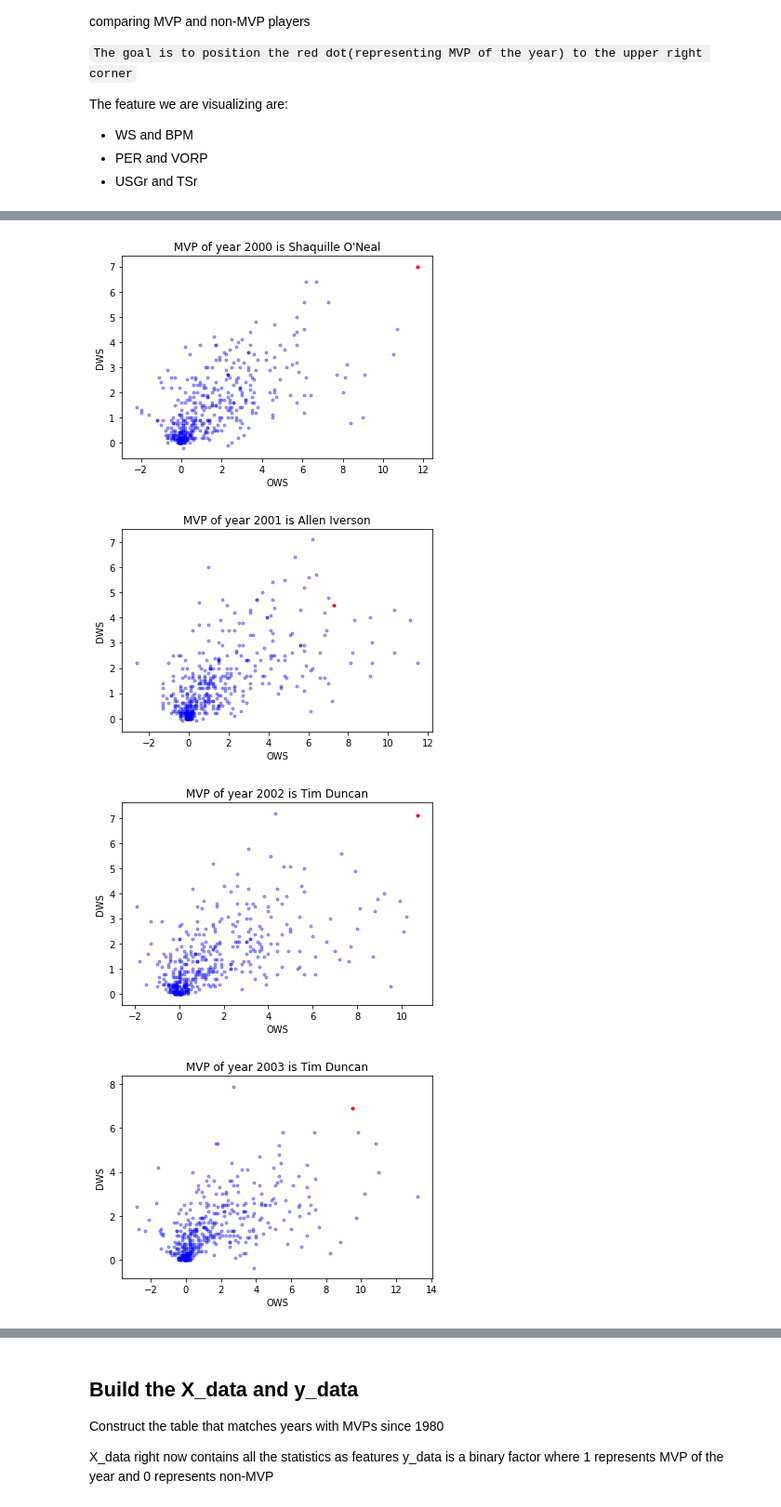
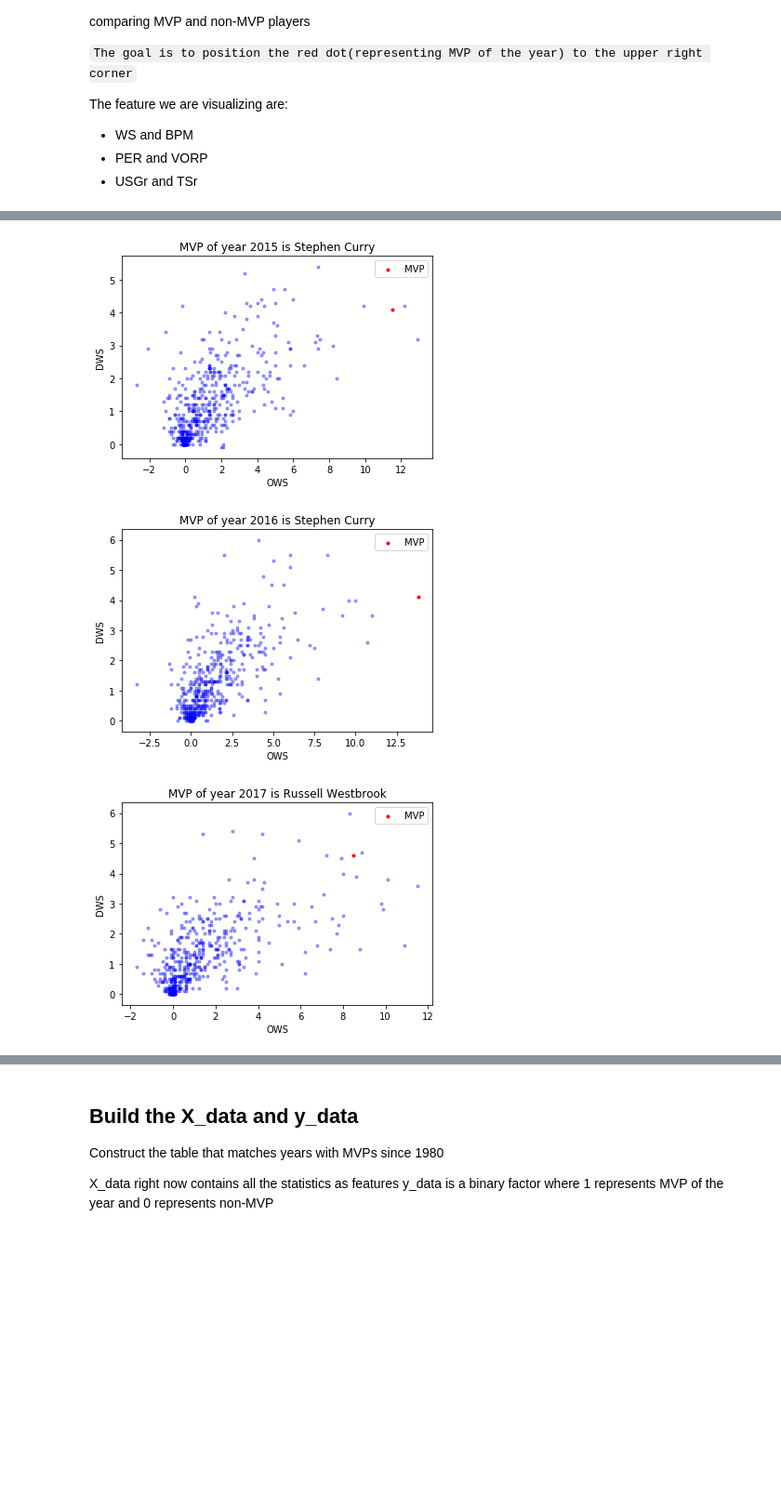
Before and after one commit to wangjiayin1010/NBA-MVP-prediction, a Jupyter notebook: assignment2.ipynb, the cells around one changed output, grey strips where cells are left out. Shown: that part at 93% size. Cells and saved outputs as stored; diff of their text form; code cells hidden in the pictures; blank space fills up the shorter version.

```diff
--- a/assignment2.ipynb
+++ b/assignment2.ipynb
@@ -122,12 +122,12 @@ The feature we are visualizing are:
 * USGr and TSr
 # %%
 title = ""
-for cur_year in range(2000, 2018):
+for cur_year in range(2015, 2018):
     for x in data_refined:
         if x.Year == cur_year:
             if mvps[int(x.Year)] == x.Name:
                 title = ("MVP of year " + str(cur_year) + " is " + str(mvps[int(cur_year)]))
-                plt.scatter(x.BPM, x.WS, color='r', marker=".")
+                plt.scatter(x.BPM, x.WS, color='r', marker=".", label="MVP")
             else:
                 plt.scatter(x.BPM, x.WS, color='b', marker=".", alpha=.35)
 
@@ -154,11 +144,11 @@ for cur_year in range(2000, 2018):
 # %%
 title = ""
-for cur_year in range(2000, 2018):
+for cur_year in range(2015, 2018):
     for x in data_refined:
         if x.Year == cur_year:
             if mvps[int(x.Year)] == x.Name:
                 title = ("MVP of year " + str(cur_year) + " is " + str(mvps[int(cur_year)]))
-                plt.scatter(x.PER, x.VORP, color='r', marker=".")
+                plt.scatter(x.PER, x.VORP, color='r', marker=".", label="MVP")
             else:
                 plt.scatter(x.PER, x.VORP, color='b', marker=".", alpha=.35)
 
@@ -166,5 +156,6 @@ for cur_year in range(2000, 2018):
     plt.title(title)
     plt.xlabel("PER")
     plt.ylabel("VORP")
+    plt.legend()
     plt.show()
 # %% [output]
@@ -184,21 +165,21 @@ for cur_year in range(2000, 2018):
 # %%
 title = ""
-for cur_year in range(2000, 2018):
+for cur_year in range(2015, 2018):
     for x in data_refined:
         if x.Year == cur_year:
             if mvps[int(x.Year)] == x.Name:
                 title = ("MVP of year " + str(cur_year) + " is " + str(mvps[int(cur_year)]))
-                plt.scatter(x.OWS, x.DWS, color='r', marker=".")
+                plt.scatter(x.OWS, x.DWS, color='r', marker=".", label="MVP")
             else:
                 plt.scatter(x.OWS, x.DWS, color='b', marker=".", alpha=.35)
 
 
     plt.title(title)
     plt.xlabel("OWS")
     plt.ylabel("DWS")
+    plt.legend()
     plt.show()
 # %% [output]
-[figure, old version]
+[figure, new version]
-[figure, old version]
+[figure, new version]
-[figure, old version]
+[figure, new version]
-[figure, removed]
```
Also changed, not shown: parts of 10 cells of this notebook, 1 other file.
